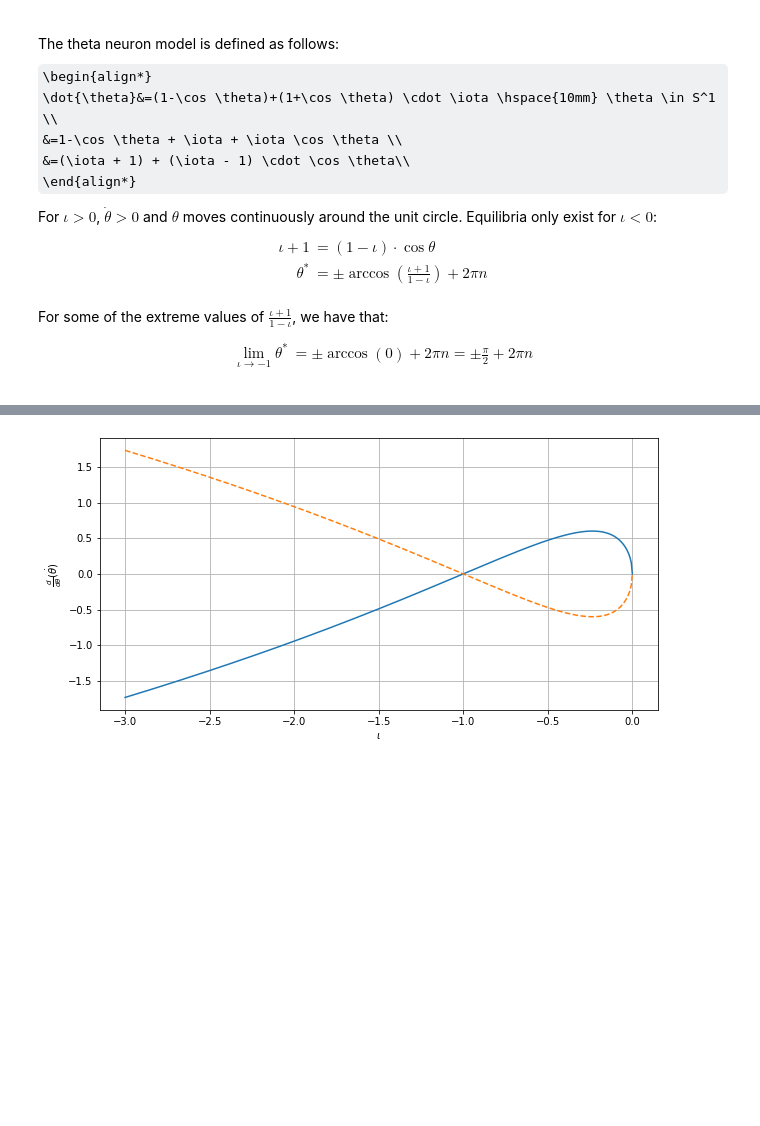
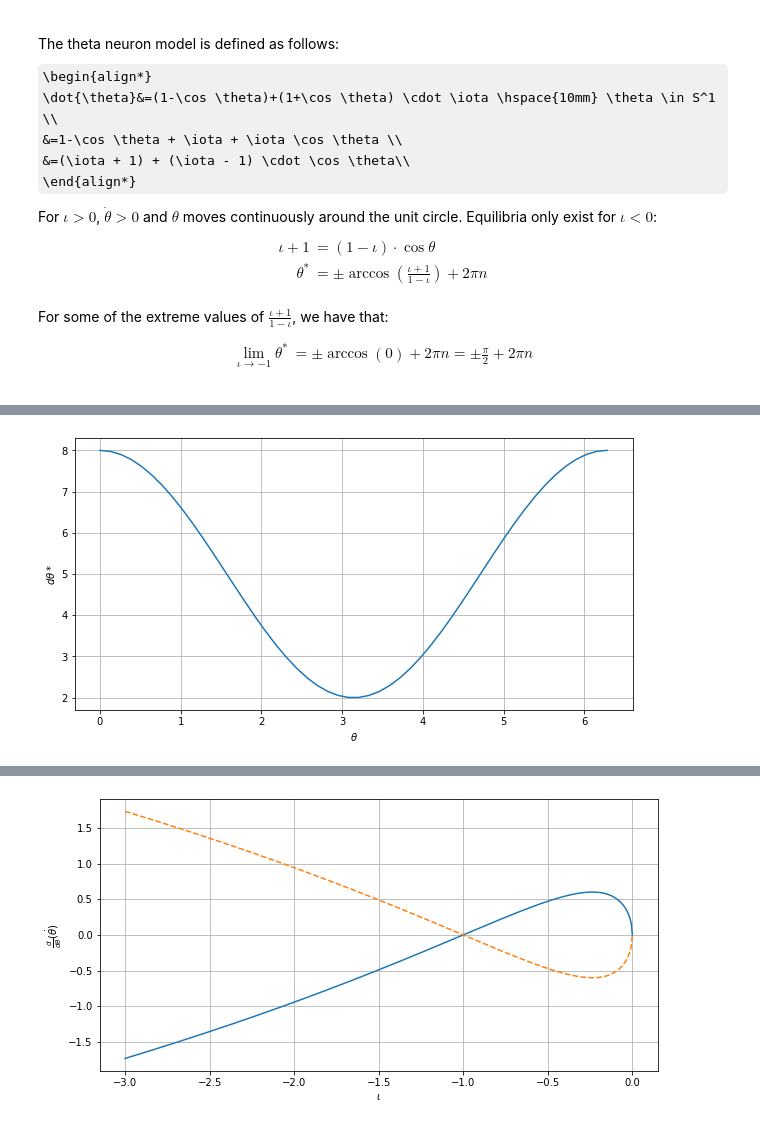
Before and after one commit to simonaertssen/AdaptiveNeuronalNetworks, a Jupyter notebook: Notes meeting 24_09_2020.ipynb, the cells around one changed output, grey strips where cells are left out. Saved outputs shown, nothing was run; the diff lists cells and outputs as text; code cells hidden in the pictures; some formulas as TeX source; blank space fills up the shorter version.

```diff
--- a/Notes meeting 24_09_2020.ipynb
+++ b/Notes meeting 24_09_2020.ipynb
@@ -42,6 +42,17 @@ For some of the extreme values of $\frac{\iota + 1}{1-\iota}$, we have that:
 We can see the equilibrium points here, and below the saddle-node bifurcation
 
 ![Testing the model equilibria](Figures/ThetaModelEquilibriumPoints.png)
+# %%
+theta = np.linspace(0, 2*np.pi)
+dtheta = (1 - np.cos(theta)) + (1 + np.cos(theta))*4
+plt.figure(figsize=(10,5))
+plt.grid(True)
+plt.plot(theta, dtheta);
+
+plt.xlabel(r"$\theta$")
+plt.ylabel(r"$d\theta*$");
+# %% [output]
+[figure, added]
 # %%
 x = np.linspace(-3, 0, 500)
 y = np.arccos((x + 1)/(1 - x))
```
Also changed, not shown: parts of 8 cells of this notebook, 2 other files.
